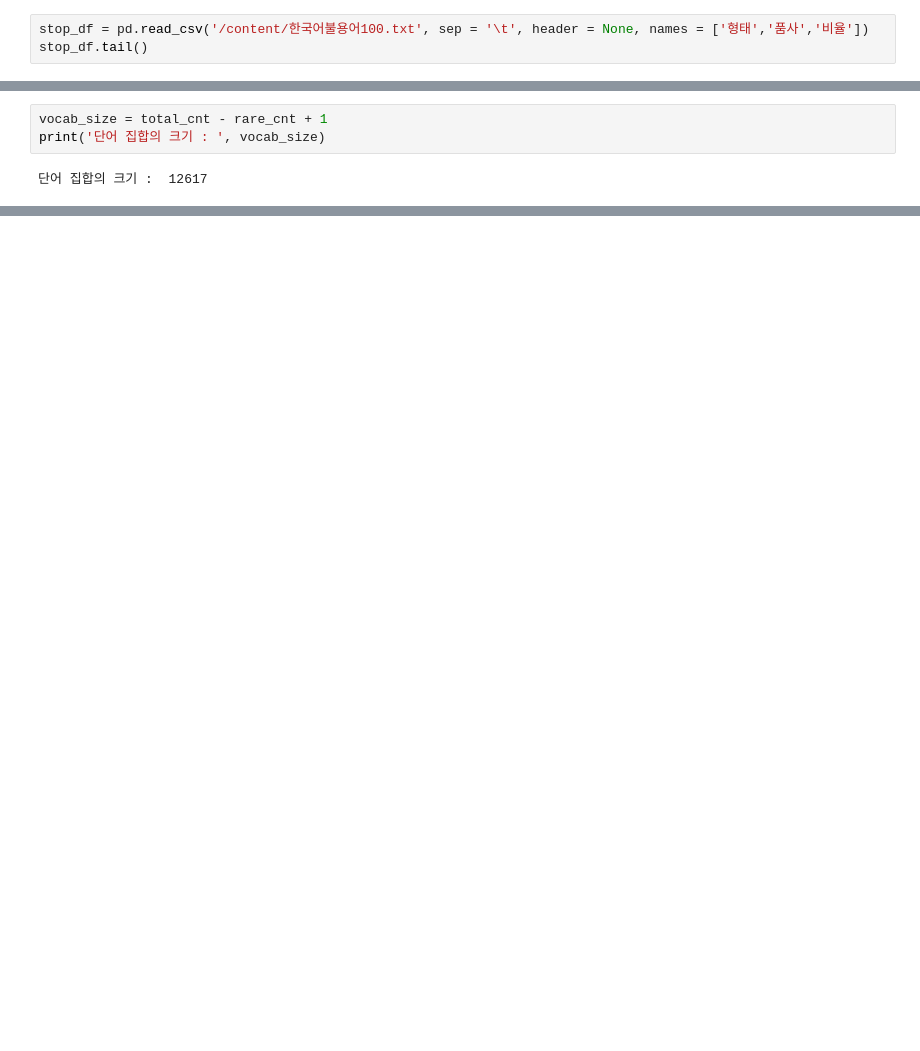
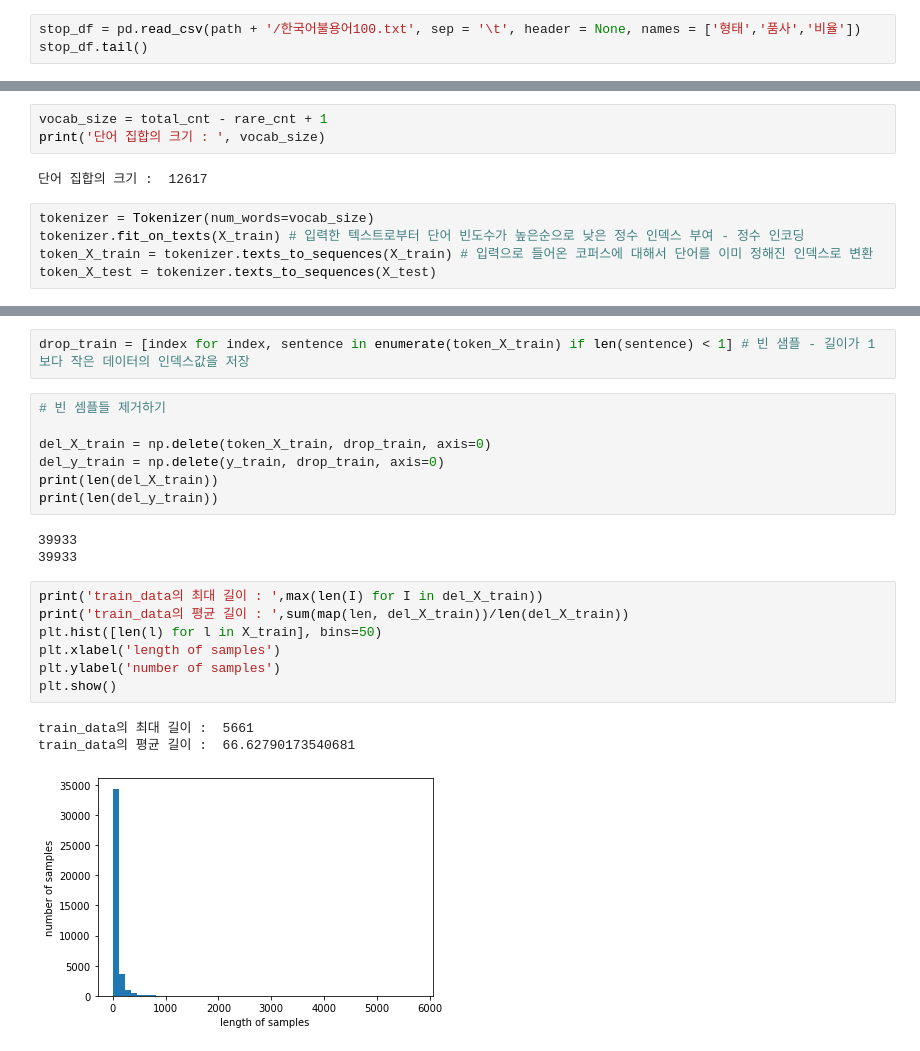
Before and after one commit to cij1012/Dacon_study, a Jupyter notebook: 청원.ipynb, the cells around one changed output, grey strips where cells are left out. Drawn from its saved outputs; the diff is of its cells as text; blank space fills up the shorter version.

```diff
--- a/청원.ipynb
+++ b/청원.ipynb
@@ -216,7 +216,7 @@ mecab.nouns(list(train_data['clear_text'])[9])
 # %% [markdown]
 불용어 처리
 # %%
-stop_df = pd.read_csv('/content/한국어불용어100.txt', sep = '\t', header = None, names = ['형태','품사','비율'])
+stop_df = pd.read_csv(path + '/한국어불용어100.txt', sep = '\t', header = None, names = ['형태','품사','비율'])
 stop_df.tail()
 # %% [output]
 |  | 형태 | 품사 | 비율 |
@@ -309,3 +309,8 @@ vocab_size = total_cnt - rare_cnt + 1
 print('단어 집합의 크기 : ', vocab_size)
 # %% [output]
 단어 집합의 크기 :  12617
+# %%
+tokenizer = Tokenizer(num_words=vocab_size)
+tokenizer.fit_on_texts(X_train) # 입력한 텍스트로부터 단어 빈도수가 높은순으로 낮은 정수 인덱스 부여 - 정수 인코딩
+token_X_train = tokenizer.texts_to_sequences(X_train) # 입력으로 들어온 코퍼스에 대해서 단어를 이미 정해진 인덱스로 변환
+token_X_test = tokenizer.texts_to_sequences(X_test)
@@ -311,0 +328,23 @@ print('단어 집합의 크기 : ', vocab_size)
+# %%
+drop_train = [index for index, sentence in enumerate(token_X_train) if len(sentence) < 1] # 빈 샘플 - 길이가 1보다 작은 데이터의 인덱스값을 저장
+# %%
+# 빈 셈플들 제거하기
+
+del_X_train = np.delete(token_X_train, drop_train, axis=0)
+del_y_train = np.delete(y_train, drop_train, axis=0)
+print(len(del_X_train))
+print(len(del_y_train))
+# %% [output]
+39933
+39933
+# %%
+print('train_data의 최대 길이 : ',max(len(I) for I in del_X_train))
+print('train_data의 평균 길이 : ',sum(map(len, del_X_train))/len(del_X_train))
+plt.hist([len(l) for l in X_train], bins=50)
+plt.xlabel('length of samples')
+plt.ylabel('number of samples')
+plt.show()
+# %% [output]
+train_data의 최대 길이 :  5661
+train_data의 평균 길이 :  66.62790173540681
+[figure, added]
```
Also changed, not shown: parts of 22 cells of this notebook.
